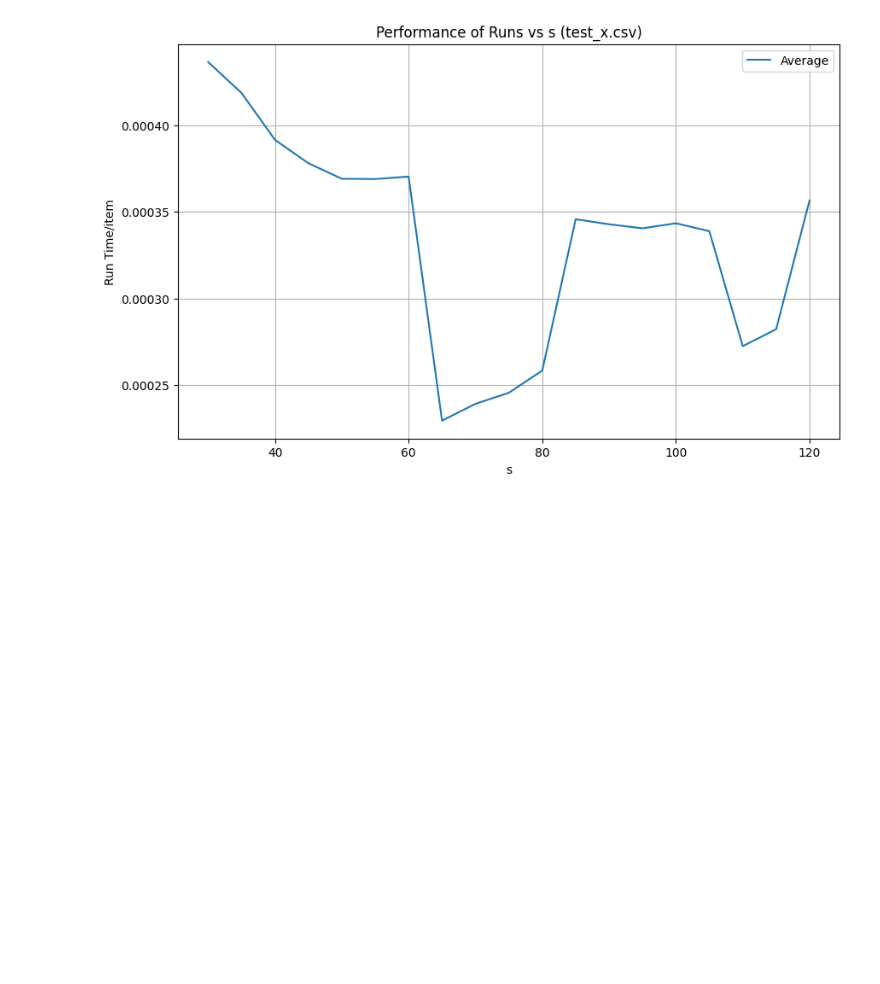
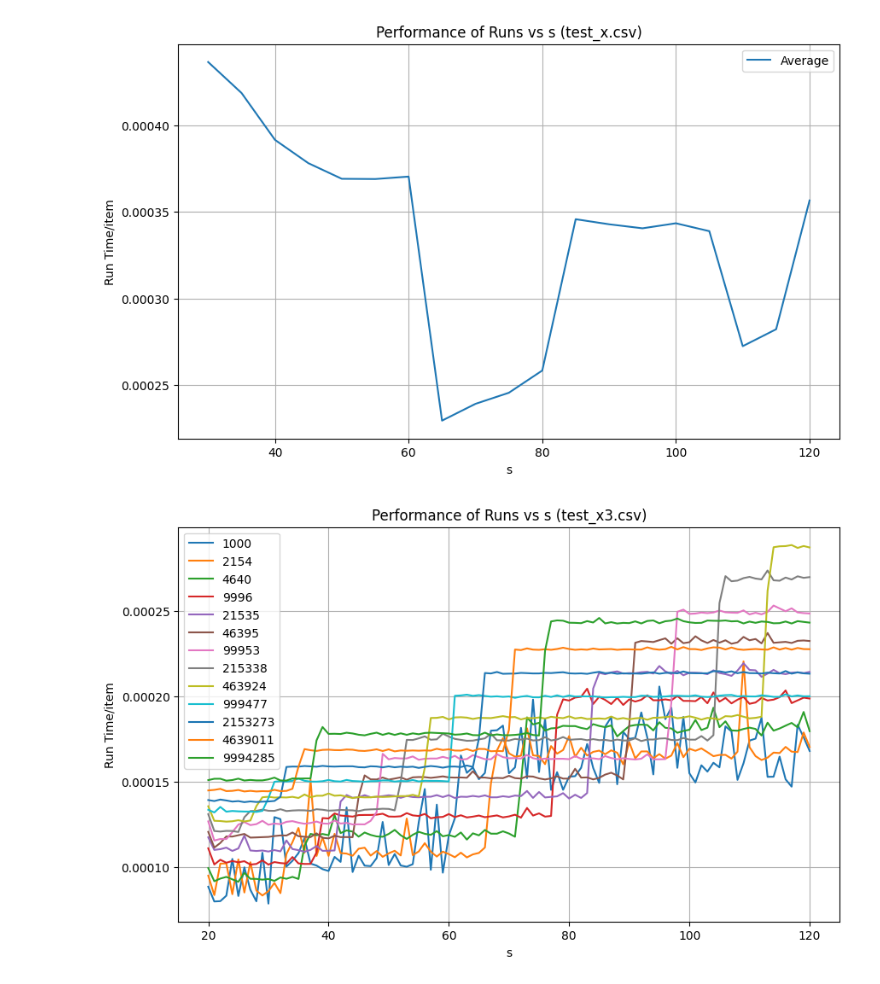
Before and after one commit to Eyewhy/SC2001-Lab, a Jupyter notebook: lab1/Lab1_Graphs.ipynb, the cells around one changed output. Drawn from its saved outputs; the diff is of its cells as text; code cells hidden in the pictures; blank space fills up the shorter version.

Commit message:
test3

```diff
--- a/lab1/Lab1_Graphs.ipynb
+++ b/lab1/Lab1_Graphs.ipynb
@@ -23,6 +23,8 @@ import matplotlib.pyplot as plt
 test_a = pd.read_csv("test_a.csv")
 test_s = pd.read_csv("test_s.csv")
 test_x = pd.read_csv("test_x.csv")
+test_x2 = pd.read_csv("test_x2.csv")
+test_x3 = pd.read_csv("test_x3.csv")
 
 # Separate columns for hybrid and merge sort times and comparisons
 hybrid_time_columns = [col for col in test_a.columns if "hybrid" in col]
@@ -155,27 +157,25 @@ for a_val in unique_a_values:
 # %%
 
 # Plot individual graphs for different a values in test_x.csv
-test_x = pd.read_csv("test_x2.csv")
-
-unique_a_values = test_x[test_x.columns[1]].unique()
-time_columns = [col for col in test_x.columns if "run" in col]
+unique_a_values = test_x2[test_x2.columns[1]].unique()
+time_columns = [col for col in test_x2.columns if "run" in col]
 cols = []
 # del test_x['Unnamed: 12']
 plt.figure(figsize=(10, 6))
 for a_val in unique_a_values:
-    subset = test_x[test_x[test_x.columns[1]] == a_val]
+    subset = test_x2[test_x2[test_x2.columns[1]] == a_val]
 
 
 
     time_avg = subset[time_columns].mean(axis=1)
     time_avg = time_avg/a_val
     cols.append(time_avg.reset_index(drop=True))
-    plt.plot(subset[test_x.columns[0]], time_avg, label=a_val)
+    plt.plot(subset[test_x2.columns[0]], time_avg, label=a_val)
 
 
 plt.xlabel("s")
 plt.ylabel("Run Time/item")
-plt.title(f"Performance of Runs vs s (test_x.csv)")
+plt.title(f"Performance of Runs vs s (test_x2.csv)")
 plt.legend()
 plt.grid()
 plt.show()
@@ -194,3 +194,30 @@ plt.grid()
 plt.show()
 # %% [output]
 [figure]
+# %%
+
+# Plot for test_x3
+unique_a_values = test_x3[test_x3.columns[1]].unique()
+time_columns = [col for col in test_x2.columns if "run" in col]
+cols = []
+# del test_x['Unnamed: 12']
+plt.figure(figsize=(10, 6))
+for a_val in unique_a_values:
+    subset = test_x3[test_x3[test_x3.columns[1]] == a_val]
+
+
+
+    time_avg = subset[time_columns].mean(axis=1)
+    time_avg = time_avg/a_val
+    cols.append(time_avg.reset_index(drop=True))
+    plt.plot(subset[test_x3.columns[0]], time_avg, label=a_val)
+
+
+plt.xlabel("s")
+plt.ylabel("Run Time/item")
+plt.title(f"Performance of Runs vs s (test_x3.csv)")
+plt.legend()
+plt.grid()
+plt.show()
+# %% [output]
+[figure, added]
```
Also changed, not shown: parts of 1 cell of this notebook, 3 other files.
